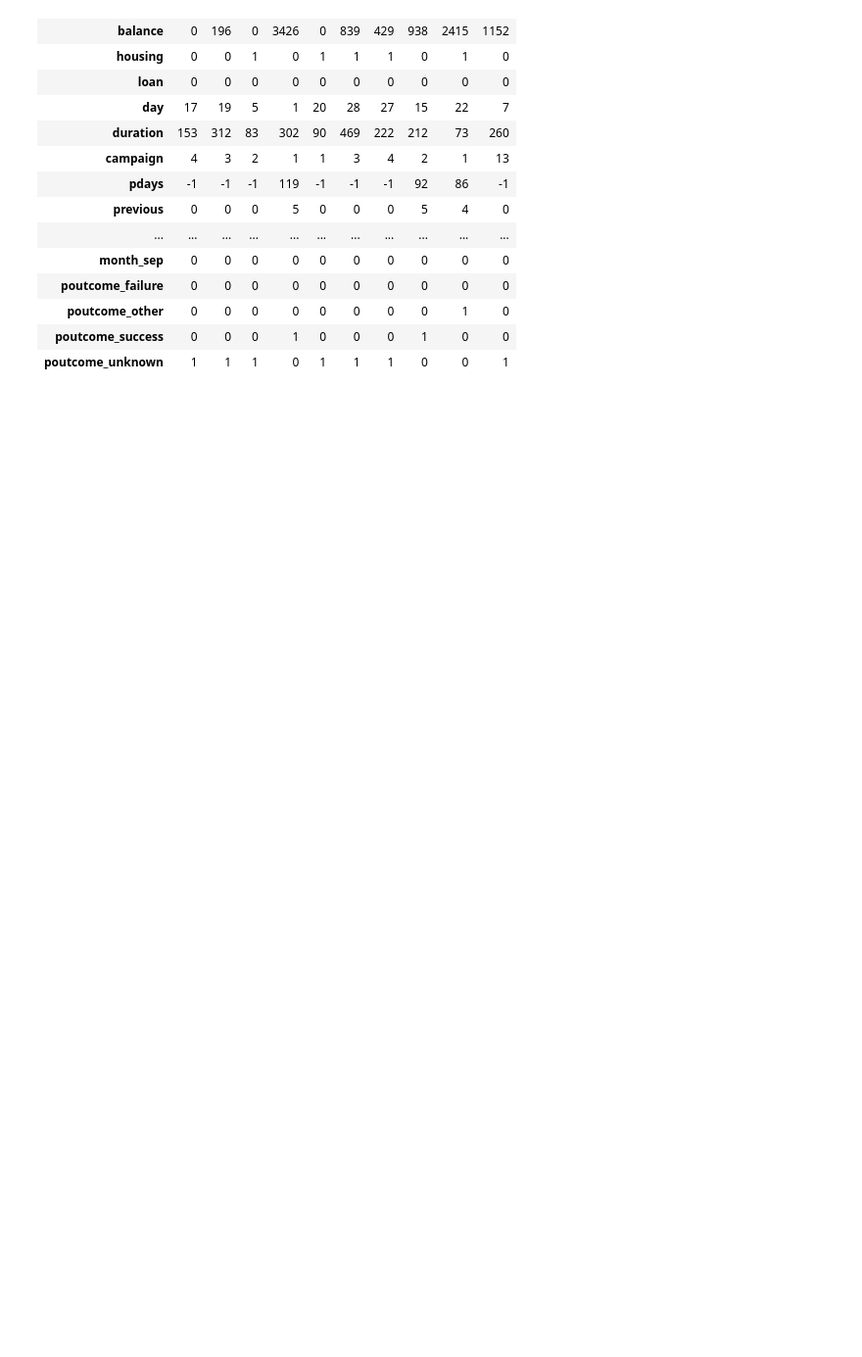
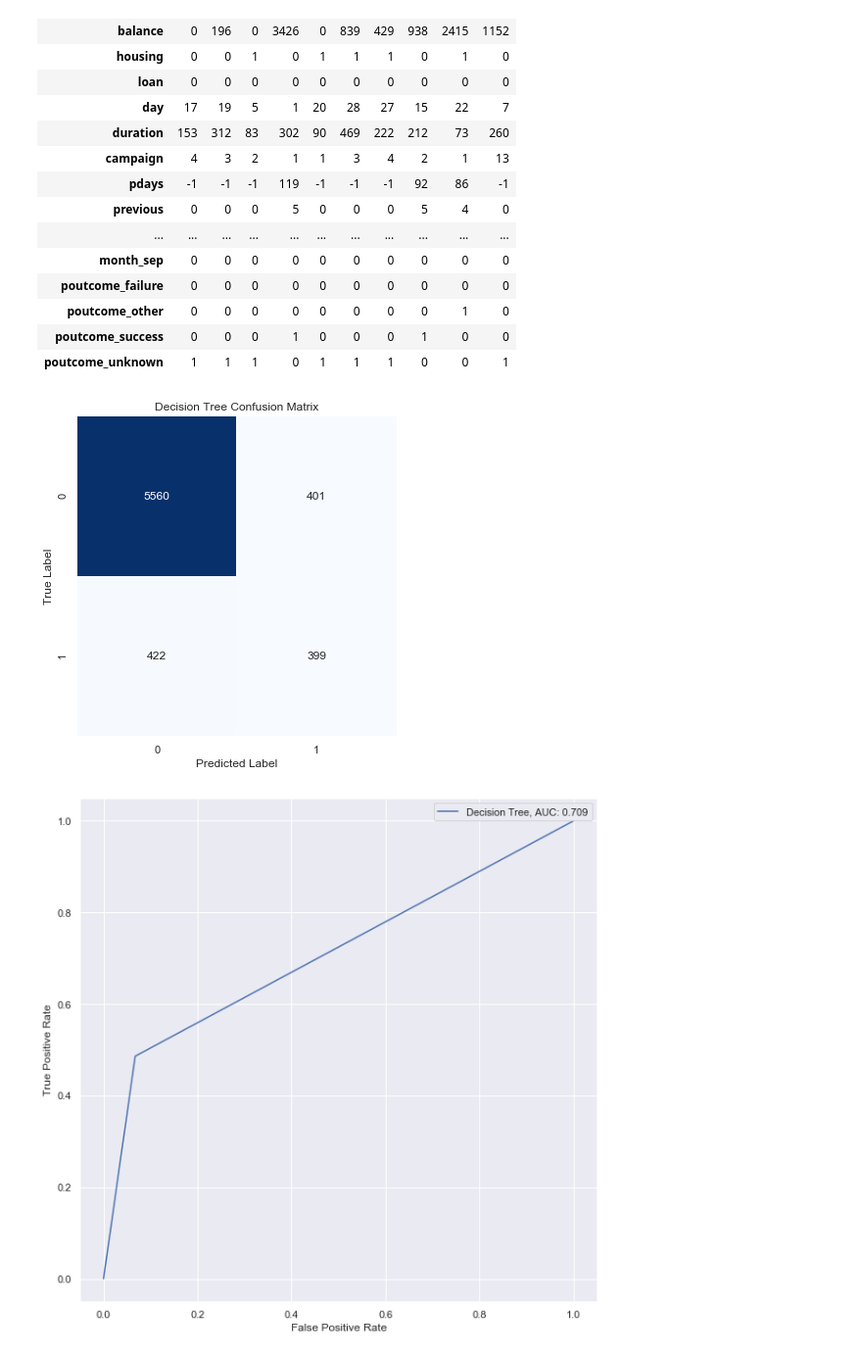
Before and after one commit to jphietala/bank-subscription-prediction, a Jupyter notebook: modeling_decision_tree.ipynb, the cells around one changed output. Shown at 98% size. Drawn from its saved outputs; the diff is of its cells as text; code cells hidden in the pictures; blank space fills up the shorter version.

Commit message:
Finished tuning decision tree

```diff
--- a/modeling_decision_tree.ipynb
+++ b/modeling_decision_tree.ipynb
@@ -41,3 +87,24 @@ display_all(trainX.head(10).transpose())
 | poutcome_other | 0 | 0 | 0 | 0 | 0 | 0 | 0 | 0 | 1 | 0 |
 | poutcome_success | 0 | 0 | 0 | 1 | 0 | 0 | 0 | 1 | 0 | 0 |
 | poutcome_unknown | 1 | 1 | 1 | 0 | 1 | 1 | 1 | 0 | 0 | 1 |
+# %%
+# training the classifier
+
+clf = tree.DecisionTreeClassifier()
+clf = clf.fit(trainX, trainY)
+
+# prediction
+predY = clf.predict(validX)
+probs = clf.predict_proba(validX)
+# %%
+# model evaluation
+
+# condusion matrix
+cm = confusion_matrix(validY, predY)
+plot_confusion_matrix(cm, model_name='Decision Tree')
+
+# ROC with AUC
+plot_roc_curve(validY, probs, model_name='Decision Tree')
+# %% [output]
+[figure, added]
+[figure, added]
```
Also changed, not shown: parts of 25 cells of this notebook.
